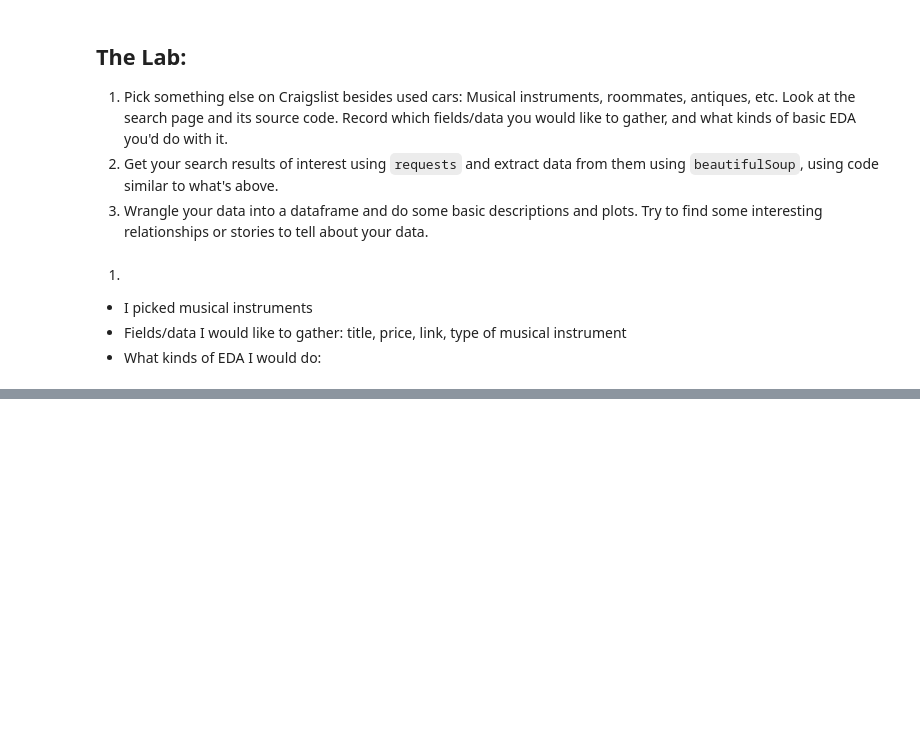
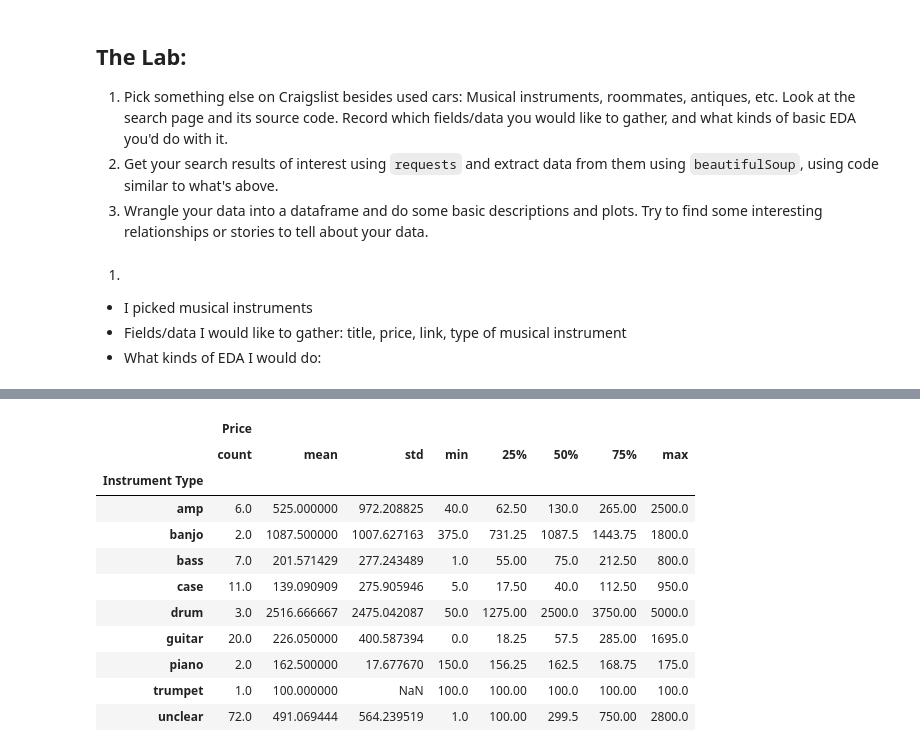
Before and after one commit to kpunsalan8/DS-3001-wrangling, a Jupyter notebook: lab/lab_notebook.ipynb, the cells around one changed output, grey strips where cells are left out. Drawn from its saved outputs; the diff is of its cells as text; code cells hidden in the pictures; blank space fills up the shorter version.

```diff
--- a/lab/lab_notebook.ipynb
+++ b/lab/lab_notebook.ipynb
@@ -248,0 +282,16 @@ for k in range( len(listings) ):
+# %%
+# Price by instrument:
+df.loc[:,['Price','Instrument Type']].groupby('Instrument Type').describe()
+# %% [output]
+|  | Price |  |  |  |  |  |  |  |
+|  | count | mean | std | min | 25% | 50% | 75% | max |
+| Instrument Type |  |  |  |  |  |  |  |  |
+| amp | 6.0 | 525.000000 | 972.208825 | 40.0 | 62.50 | 130.0 | 265.00 | 2500.0 |
+| banjo | 2.0 | 1087.500000 | 1007.627163 | 375.0 | 731.25 | 1087.5 | 1443.75 | 1800.0 |
+| bass | 7.0 | 201.571429 | 277.243489 | 1.0 | 55.00 | 75.0 | 212.50 | 800.0 |
+| case | 11.0 | 139.090909 | 275.905946 | 5.0 | 17.50 | 40.0 | 112.50 | 950.0 |
+| drum | 3.0 | 2516.666667 | 2475.042087 | 50.0 | 1275.00 | 2500.0 | 3750.00 | 5000.0 |
+| guitar | 20.0 | 226.050000 | 400.587394 | 0.0 | 18.25 | 57.5 | 285.00 | 1695.0 |
+| piano | 2.0 | 162.500000 | 17.677670 | 150.0 | 156.25 | 162.5 | 168.75 | 175.0 |
+| trumpet | 1.0 | 100.000000 | NaN | 100.0 | 100.00 | 100.0 | 100.00 | 100.0 |
+| unclear | 72.0 | 491.069444 | 564.239519 | 1.0 | 100.00 | 299.5 | 750.00 | 2800.0 |
```
Also changed, not shown: parts of 4 cells of this notebook.
